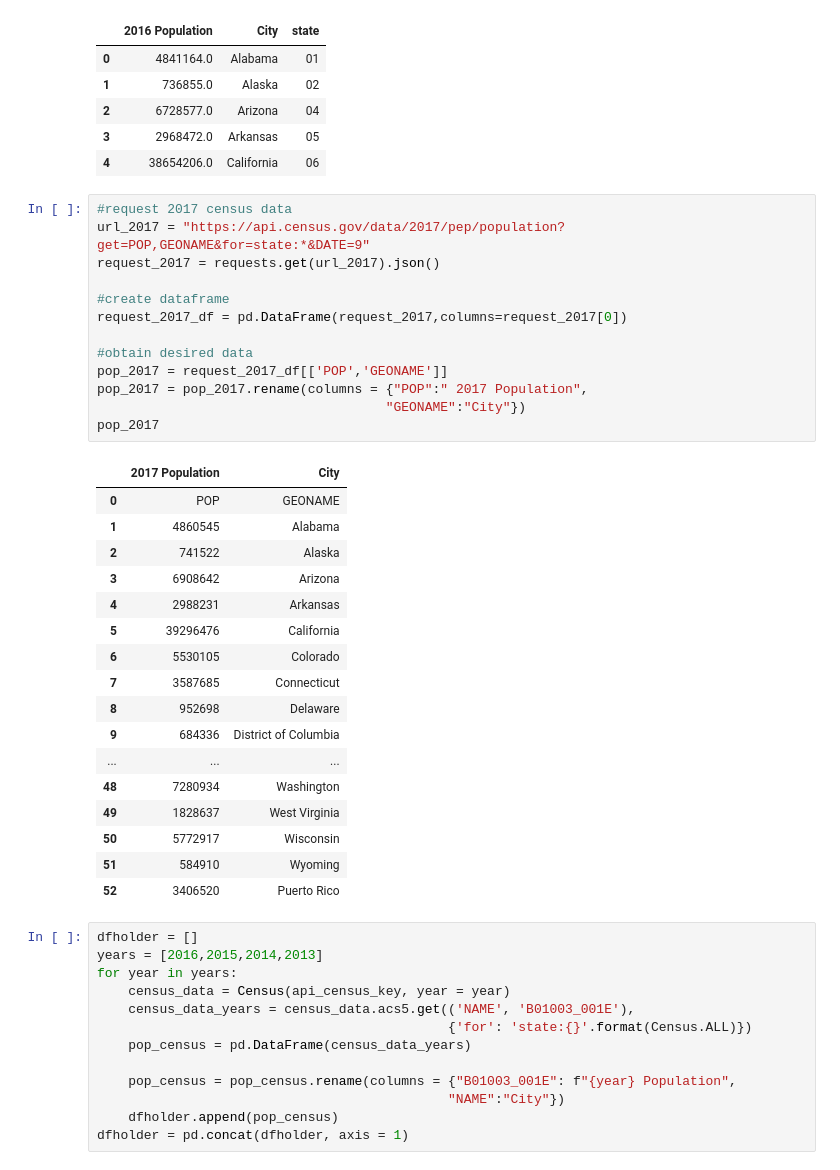
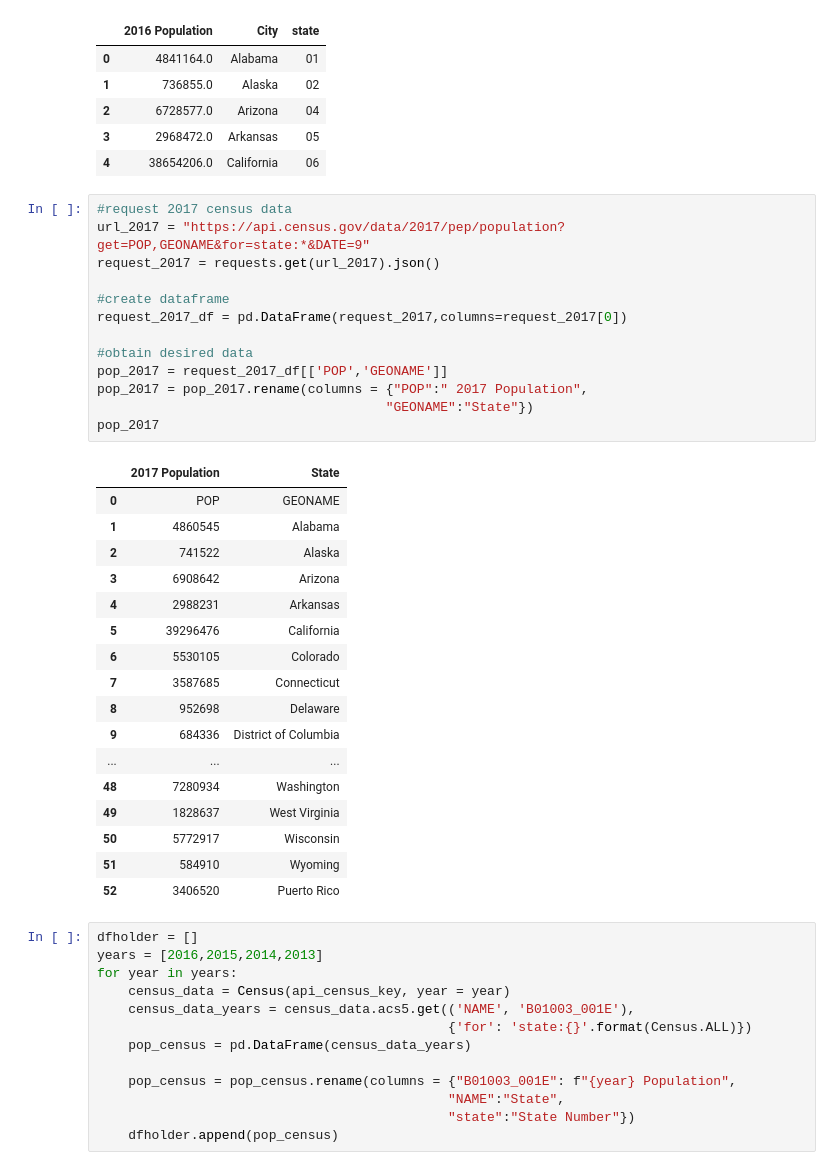
Before and after one commit to Vallito/Project_1, a Jupyter notebook: census_data.ipynb, the cells around one changed output. Saved outputs shown, nothing was run; the diff lists cells and outputs as text.

Commit message:
Merged and fixed all dataframes

```diff
--- a/census_data.ipynb
+++ b/census_data.ipynb
@@ -36,18 +36,18 @@ pop_2016.head()
 # %%
 #request 2017 census data
 url_2017 = "https://api.census.gov/data/2017/pep/population?get=POP,GEONAME&for=state:*&DATE=9"
 request_2017 = requests.get(url_2017).json()
 
 #create dataframe
 request_2017_df = pd.DataFrame(request_2017,columns=request_2017[0])
 
 #obtain desired data
 pop_2017 = request_2017_df[['POP','GEONAME']]
 pop_2017 = pop_2017.rename(columns = {"POP":" 2017 Population",
-                                     "GEONAME":"City"})
+                                     "GEONAME":"State"})
 pop_2017
 # %% [output]
-|  | 2017 Population | City |
+|  | 2017 Population | State |
 | 0 | POP | GEONAME |
 | 1 | 4860545 | Alabama |
 | 2 | 741522 | Alaska |
@@ -74,6 +74,6 @@ for year in years:
     pop_census = pd.DataFrame(census_data_years)
 
     pop_census = pop_census.rename(columns = {"B01003_001E": f"{year} Population",
-                                             "NAME":"City"})
+                                             "NAME":"State",
+                                             "state":"State Number"})
     dfholder.append(pop_census)
-dfholder = pd.concat(dfholder, axis = 1)
```
Also changed, not shown: parts of 3 cells of this notebook.
